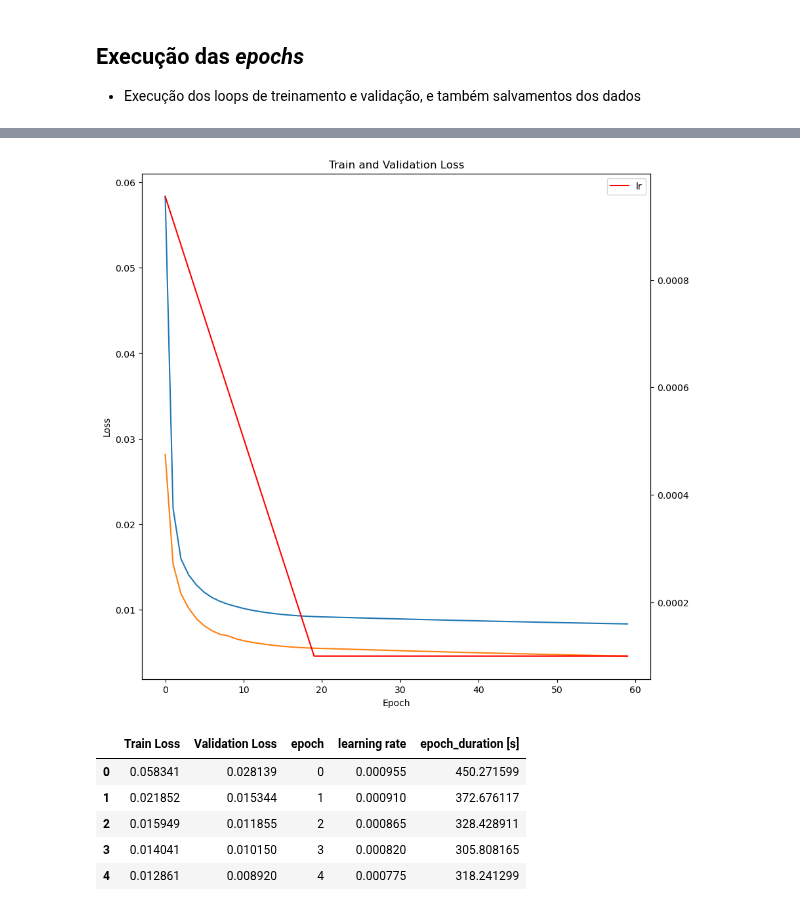
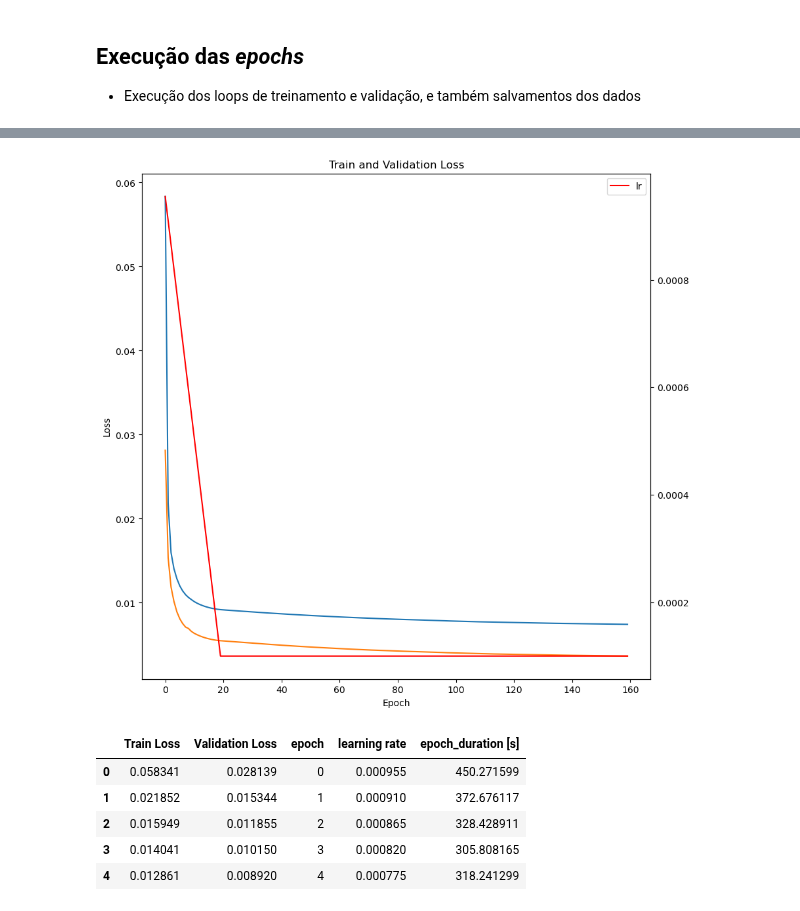
Before and after one commit to velozo27/TCC-Pedro-Velozo-ENG1132, a Jupyter notebook: SRCNN_copiada.ipynb, the cells around one changed output, grey strips where cells are left out. Cells and saved outputs as stored; diff of their text form; code cells hidden in the pictures.

Commit message:
train for more epochs

```diff
--- a/SRCNN_copiada.ipynb
+++ b/SRCNN_copiada.ipynb
@@ -481,3 +481,18 @@ MSELoss()
 #   starting_epoch = starting_epoch + 1 # add 1 because we are starting after the epoch we left of
 # print('starting_epoch =', starting_epoch)
 starting_epoch = 0
+# %%
+lr = 0.0001
+scheduler = torch.optim.lr_scheduler.LinearLR(
+    optimizer,
+    start_factor=1.0,
+    end_factor=0.1,
+    total_iters=30)
+# %%
+train_loss_array2 = []
+for x in train_loss_array:
+    train_loss_array2.append(x)
+
+validation_loss_array2 = []
+for x in validation_loss_array:
+    validation_loss_array2.append(x)
@@ -484,21 +502,21 @@ starting_epoch = 0
+# %%
+current_epoch = 60
 # %%
 %%time
 train_loss = 0
 validation_loss = 0
-epochs = 60
+epochs = 100
 
 ######
-epoch_array = []
-time_array = []
-lr_array = []
+# epoch_array = []
+# time_array = []
+# lr_array = []
 ######
 
 # melhor usar lista e depois converter para array
-train_loss_array = list()
-validation_loss_array = list()
+# train_loss_array = list()
+# validation_loss_array = list()
 for index, t in enumerate(range(epochs)):
-    current_epoch = load_model_helper.get_current_epoch(index, t, starting_epoch)
-
     print(f"\nepoch {current_epoch}\n-------------------------------")
 
     start_time = time.time()  # Start timing the epoch
@@ -512,8 +530,8 @@ for index, t in enumerate(range(epochs)):
     scheduler.step()
     print(f"Learning rate (depois): {optimizer.param_groups[0]['lr']}")
 
-    train_loss_array.append(train_loss)
-    validation_loss_array.append(validation_loss)
+    train_loss_array2.append(train_loss)
+    validation_loss_array2.append(validation_loss)
 
     elapsed_time = time.time() - start_time  # Calculate elapsed time for the epoch
 
@@ -527,6 +545,8 @@ for index, t in enumerate(range(epochs)):
     # if current_epoch % 10 == 0 and current_epoch > 0:
     #     optimizer.param_groups[0]['lr'] /= 2
 
+    current_epoch += 1
+
     if not EXPERIMENTAL_MODE:
       df_path = '/content/gdrive/My Drive/TCC/code/models/SRCNN/testing/train_session_testing/SRCNN_train_vs_validation_loss.csv'
       save_model_helper.save_df(df_path, train_loss, validation_loss, current_epoch, elapsed_time)
@@ -609,21 +629,21 @@ Training Error:
 ... (88 outputs left out)
 # %%
-train_loss_array = np.array(train_loss_array)
-validation_loss_array = np.array(validation_loss_array)
+train_loss_array = np.array(train_loss_array2)
+validation_loss_array = np.array(validation_loss_array2)
 
 fig = plt.figure(figsize=(10, 10))
 ax = fig.add_subplot(111)
 ax.plot(range(len(train_loss_array)), train_loss_array, label='train_loss')
 ax.plot(range(len(validation_loss_array)), validation_loss_array, label='validation_loss')
 plt.xlabel('Epoch')
 plt.ylabel('Loss')
 
 ax2 = ax.twinx()
 ax2.plot(range(len(lr_array)), lr_array, label='lr', color='red')
 
 plt.title('Train and Validation Loss')
 plt.legend()
 plt.show()
 # %% [output]
-[figure, old version]
+[figure, new version]
 # %%
```
Also changed, not shown: parts of 6 cells of this notebook, 2 other files.
